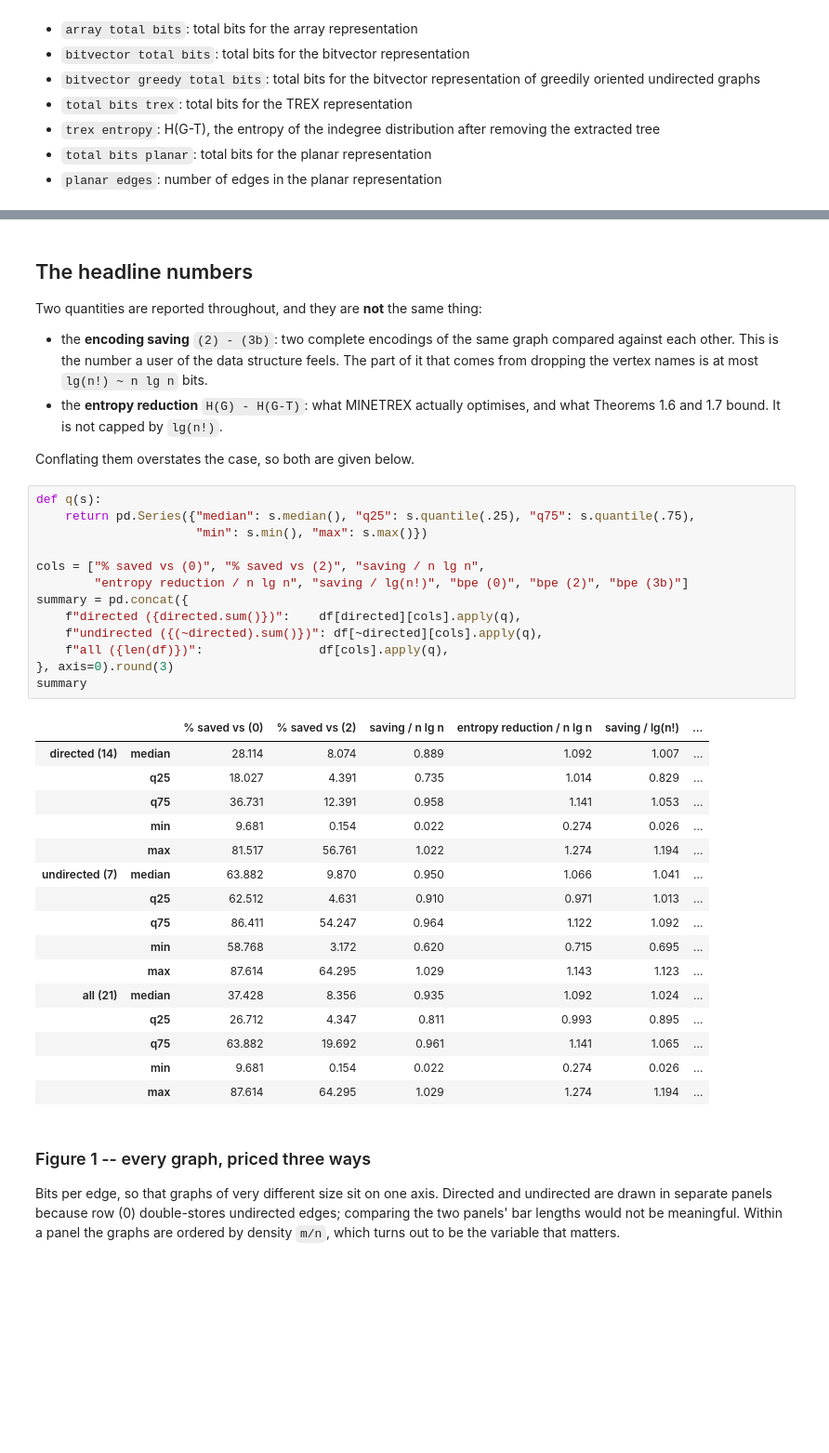
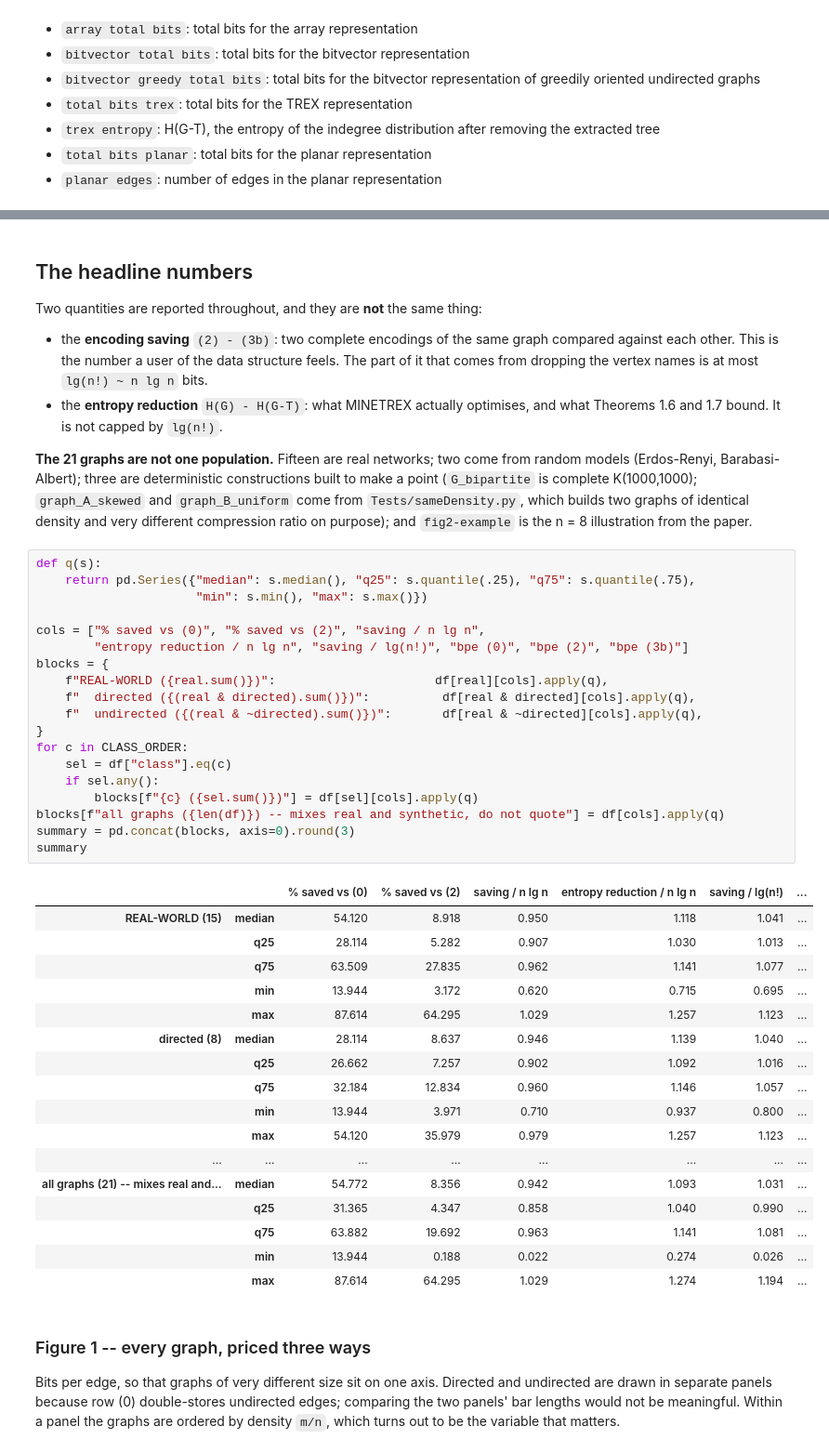
Before and after one commit to sebawild/trex_toy, a Jupyter notebook: evaluation.ipynb, the cells around one changed output, grey strips where cells are left out. Shown at 93% size. Drawn from its saved outputs; the diff is of its cells as text; blank space fills up the shorter version.

```diff
--- a/evaluation.ipynb
+++ b/evaluation.ipynb
@@ -136,36 +175,47 @@ Two quantities are reported throughout, and they are **not** the same thing:
 * the **entropy reduction** `H(G) - H(G-T)`: what MINETREX actually optimises, and what
   Theorems 1.6 and 1.7 bound. It is not capped by `lg(n!)`.
 
-Conflating them overstates the case, so both are given below.
+**The 21 graphs are not one population.** Fifteen are real networks; two come from random
+models (Erdos-Renyi, Barabasi-Albert); three are deterministic constructions built to make a
+point (`G_bipartite` is complete K(1000,1000); `graph_A_skewed` and `graph_B_uniform` come
+from `Tests/sameDensity.py`, which builds two graphs of identical density and very different
+compression ratio on purpose); and `fig2-example` is the n = 8 illustration from the paper.
 # %%
 def q(s):
     return pd.Series({"median": s.median(), "q25": s.quantile(.25), "q75": s.quantile(.75),
                       "min": s.min(), "max": s.max()})
 
 cols = ["% saved vs (0)", "% saved vs (2)", "saving / n lg n",
         "entropy reduction / n lg n", "saving / lg(n!)", "bpe (0)", "bpe (2)", "bpe (3b)"]
-summary = pd.concat({
-    f"directed ({directed.sum()})":    df[directed][cols].apply(q),
-    f"undirected ({(~directed).sum()})": df[~directed][cols].apply(q),
-    f"all ({len(df)})":                df[cols].apply(q),
-}, axis=0).round(3)
+blocks = {
+    f"REAL-WORLD ({real.sum()})":                      df[real][cols].apply(q),
+    f"  directed ({(real & directed).sum()})":          df[real & directed][cols].apply(q),
+    f"  undirected ({(real & ~directed).sum()})":       df[real & ~directed][cols].apply(q),
+}
+for c in CLASS_ORDER:
+    sel = df["class"].eq(c)
+    if sel.any():
+        blocks[f"{c} ({sel.sum()})"] = df[sel][cols].apply(q)
+blocks[f"all graphs ({len(df)}) -- mixes real and synthetic, do not quote"] = df[cols].apply(q)
+summary = pd.concat(blocks, axis=0).round(3)
 summary
 # %% [output]
 |  |  | % saved vs (0) | % saved vs (2) | saving / n lg n | entropy reduction / n lg n | saving / lg(n!) | ... |
-| directed (14) | median | 28.114 | 8.074 | 0.889 | 1.092 | 1.007 | ... |
-|  | q25 | 18.027 | 4.391 | 0.735 | 1.014 | 0.829 | ... |
-|  | q75 | 36.731 | 12.391 | 0.958 | 1.141 | 1.053 | ... |
-|  | min | 9.681 | 0.154 | 0.022 | 0.274 | 0.026 | ... |
-|  | max | 81.517 | 56.761 | 1.022 | 1.274 | 1.194 | ... |
-| undirected (7) | median | 63.882 | 9.870 | 0.950 | 1.066 | 1.041 | ... |
-|  | q25 | 62.512 | 4.631 | 0.910 | 0.971 | 1.013 | ... |
-|  | q75 | 86.411 | 54.247 | 0.964 | 1.122 | 1.092 | ... |
-|  | min | 58.768 | 3.172 | 0.620 | 0.715 | 0.695 | ... |
-|  | max | 87.614 | 64.295 | 1.029 | 1.143 | 1.123 | ... |
-| all (21) | median | 37.428 | 8.356 | 0.935 | 1.092 | 1.024 | ... |
-|  | q25 | 26.712 | 4.347 | 0.811 | 0.993 | 0.895 | ... |
-|  | q75 | 63.882 | 19.692 | 0.961 | 1.141 | 1.065 | ... |
-|  | min | 9.681 | 0.154 | 0.022 | 0.274 | 0.026 | ... |
+| REAL-WORLD (15) | median | 54.120 | 8.918 | 0.950 | 1.118 | 1.041 | ... |
+|  | q25 | 28.114 | 5.282 | 0.907 | 1.030 | 1.013 | ... |
+|  | q75 | 63.509 | 27.835 | 0.962 | 1.141 | 1.077 | ... |
+|  | min | 13.944 | 3.172 | 0.620 | 0.715 | 0.695 | ... |
+|  | max | 87.614 | 64.295 | 1.029 | 1.257 | 1.123 | ... |
+| directed (8) | median | 28.114 | 8.637 | 0.946 | 1.139 | 1.040 | ... |
+|  | q25 | 26.662 | 7.257 | 0.902 | 1.092 | 1.016 | ... |
+|  | q75 | 32.184 | 12.834 | 0.960 | 1.146 | 1.057 | ... |
+|  | min | 13.944 | 3.971 | 0.710 | 0.937 | 0.800 | ... |
+|  | max | 54.120 | 35.979 | 0.979 | 1.257 | 1.123 | ... |
+| ... | ... | ... | ... | ... | ... | ... | ... |
+| all graphs (21) -- mixes real and... | median | 54.772 | 8.356 | 0.942 | 1.093 | 1.031 | ... |
+|  | q25 | 31.365 | 4.347 | 0.858 | 1.040 | 0.990 | ... |
+|  | q75 | 63.882 | 19.692 | 0.963 | 1.141 | 1.081 | ... |
+|  | min | 13.944 | 0.188 | 0.022 | 0.274 | 0.026 | ... |
 |  | max | 87.614 | 64.295 | 1.029 | 1.274 | 1.194 | ... |
 # %% [markdown]
 ### Figure 1 -- every graph, priced three ways
```
Also changed, not shown: parts of 17 cells of this notebook, 4 other files.
